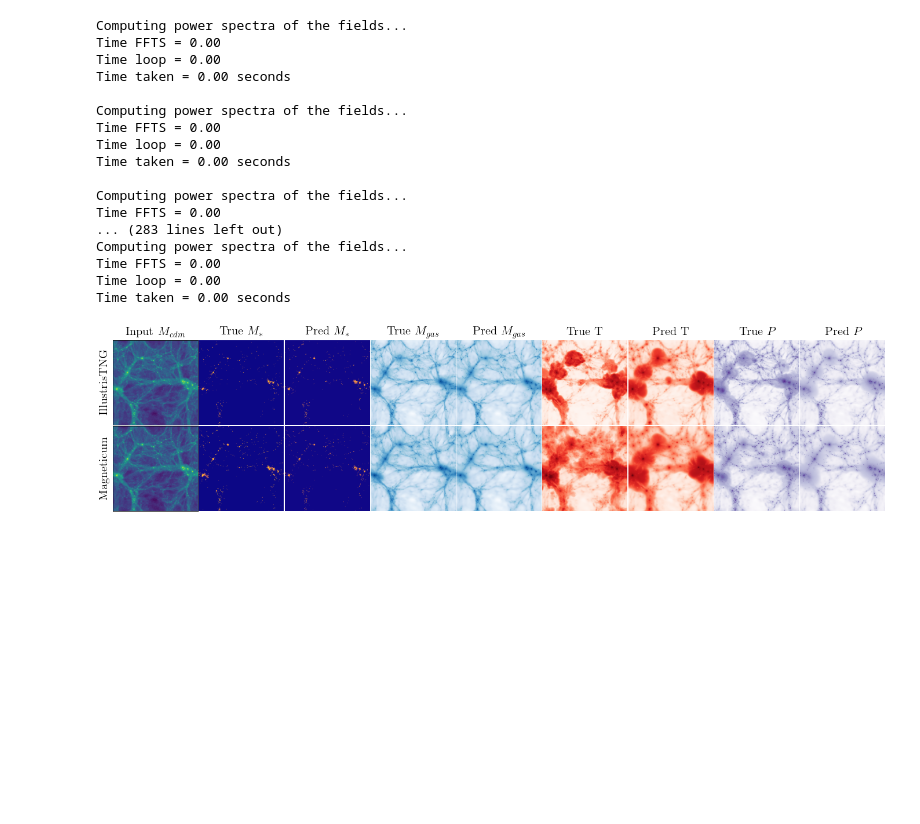
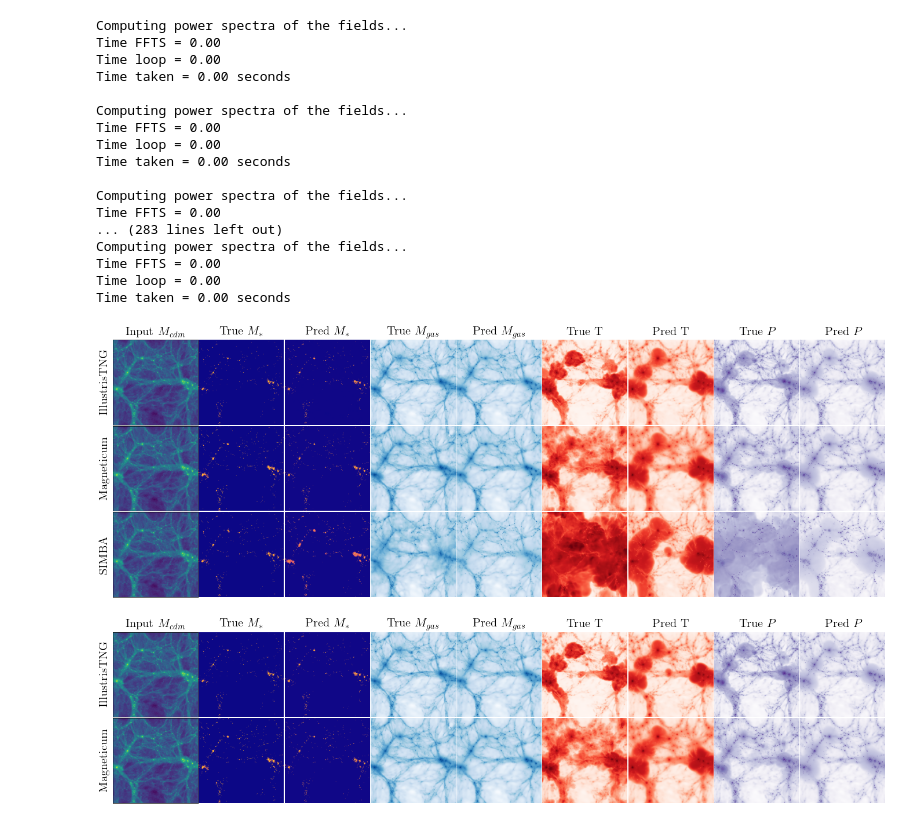
Before and after one commit to mingshauliu/DMLatent, a Jupyter notebook: FM_4channel/grid.ipynb, the cells around one changed output. Saved outputs shown, nothing was run; the diff lists cells and outputs as text; code cells hidden in the pictures; blank space fills up the shorter version.

Commit message:
4 channel and paper plot

```diff
--- a/FM_4channel/grid.ipynb
+++ b/FM_4channel/grid.ipynb
@@ -625,6 +291,58 @@ Computing power spectra of the fields...
 Time FFTS = 0.00
 Time loop = 0.00
 Time taken = 0.00 seconds
+# %%
+# Create figure with 2x9 grid of tightly tiled imshows
+fig, axes = plt.subplots(3, 9, figsize=(17.2, 5.79))
+fig.subplots_adjust(wspace=0.00, hspace=0.00)
+
+# Dataset and channel configuration
+dataset_names = ['IllustrisTNG', 'Magneticum', 'SIMBA']
+
+channels = output['channels']
+tot_mass_all = output['tot_mass_all']
+params_list_all = output['params_list_all']
+
+for row in range(3):
+    sample_idx = row * 5
+
+    # Column 0: Input DM map
+    axes[row, 0].imshow(tot_mass_all[sample_idx], cmap='viridis')
+    axes[row, 0].set_xticks([])
+    axes[row, 0].set_yticks([])
+    if row == 0:
+        axes[row, 0].set_title('Input $M_{cdm}$', fontsize=15)
+
+    # Add dataset label on left
+    # param_text = f"$\\Omega_m$={params_list_all[sample_idx][0]:.2f}, $\\sigma_8$={params_list_all[sample_idx][1]:.2f}"
+    axes[row, 0].set_ylabel(f"{dataset_names[row]}", fontsize=15)
+
+    # Columns 1-8: Channel pairs (true, pred)
+    for ch_idx, (true_all, pred_all, pred_col, cmap, label) in enumerate(channels):
+        col_true = 1 + ch_idx * 2
+        col_pred = col_true + 1
+
+        # True channel
+        axes[row, col_true].imshow(true_all[sample_idx], cmap=cmap)
+        # axes[row, col_true].set_xticks([])
+        # axes[row, col_true].set_yticks([])
+        axes[row, col_true].axis('off')
+        if row == 0:
+            axes[row, col_true].set_title(f'True {label}', fontsize=15)
+
+        # Predicted channel
+        axes[row, col_pred].imshow(pred_all[sample_idx][pred_col], cmap=cmap)
+        # axes[row, col_pred].set_xticks([])
+        # axes[row, col_pred].set_yticks([])
+        axes[row, col_pred].axis('off')
+        if row == 0:
+            axes[row, col_pred].set_title(f'Pred {label}', fontsize=15)
+
+# plt.tight_layout()
+plt.subplots_adjust(wspace=0.01)
+plt.show()
+# %% [output]
+[figure, added]
 # %%
 # Create figure with 2x9 grid of tightly tiled imshows
 fig, axes = plt.subplots(2, 9, figsize=(17.2, 3.86))
```
Also changed, not shown: parts of 4 cells of this notebook, 11 other files.
